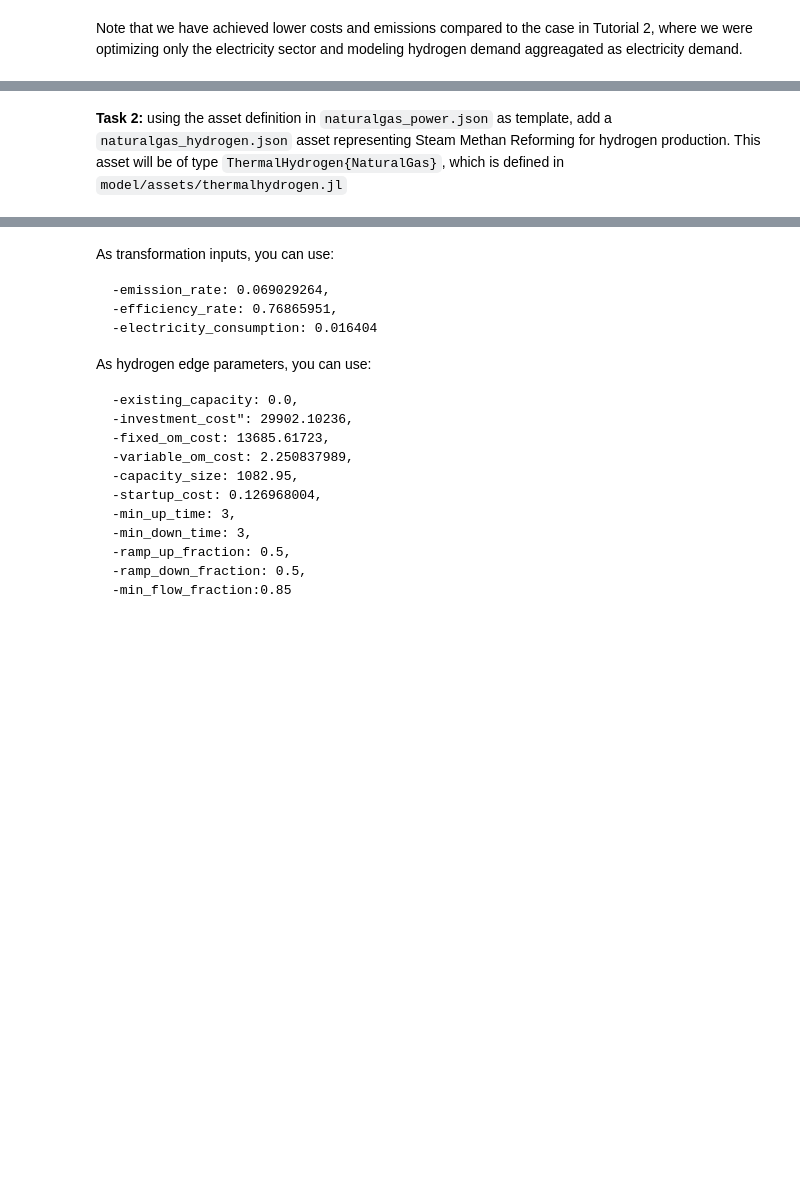
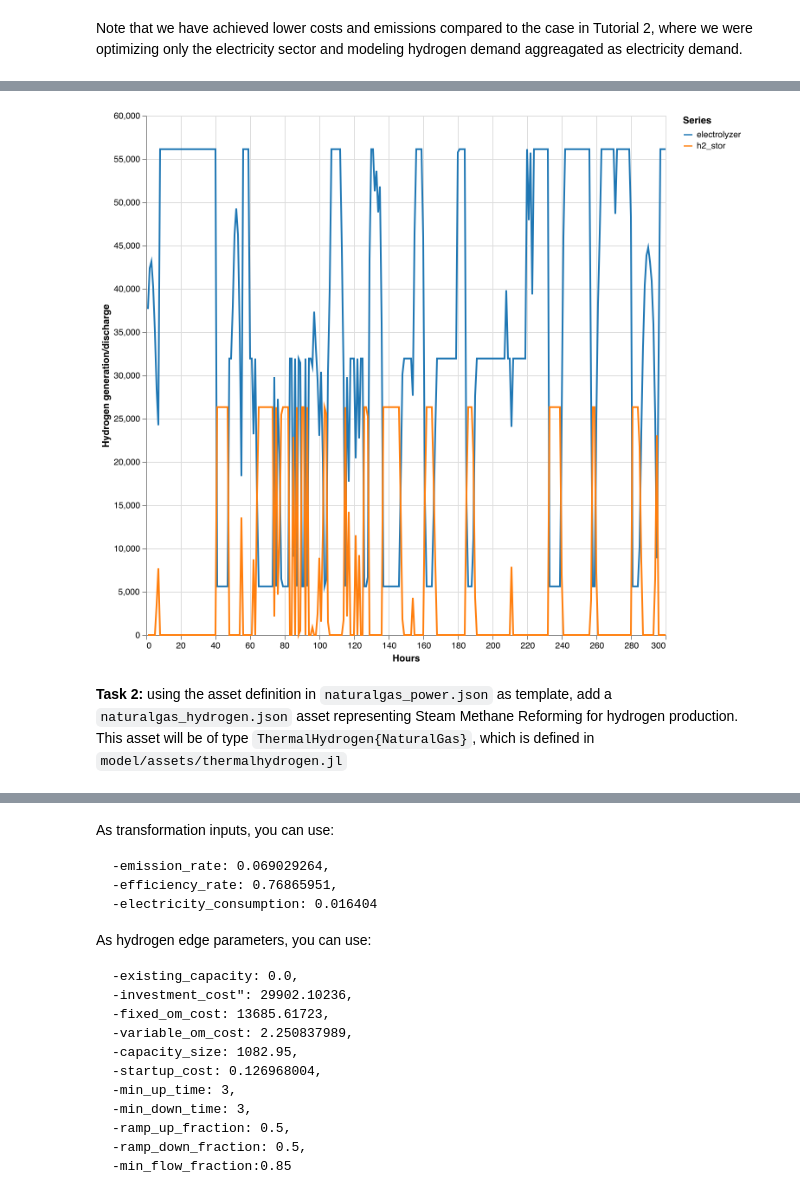
Before and after one commit to sambuddhac/MacroEnergy.jl, a Jupyter notebook: tutorials/tutorial_3_multisector_modelling.ipynb, the cells around one changed output, grey strips where cells are left out. Drawn from its saved outputs; the diff is of its cells as text; code cells hidden in the pictures; blank space fills up the shorter version.

```diff
--- a/tutorials/tutorial_3_multisector_modelling.ipynb
+++ b/tutorials/tutorial_3_multisector_modelling.ipynb
@@ -333,0 +344,8 @@ Note that we have achieved lower costs and emissions compared to the case in Tut
+# %%
+plot_time_interval = 1:300
+h2_gen = DataFrame(hours = collect(plot_time_interval),
+                        electrolyzer = Macro.value.(Macro.flow(system.assets[2].h2_edge)).data[plot_time_interval 0],
+                        h2_stor = Macro.value.(Macro.flow(system.assets[3].discharge_edge)).data[plot_time_interval ],
+                        total = Macro.value.(Macro.flow(system.assets[2].h2_edge)).data[plot_time_interval ] + Macro.value.(Macro.flow(system.assets[3].discharge_edge)).data[plot_time_interval])
+
+stack_h2_gen = stack(h2_gen, [:electrolyzer, :h2_stor], variable_name=:Series, value_name=:Value)
@@ -334,5 +373,31 @@ Note that we have achieved lower costs and emissions compared to the case in Tut
+# %%
+# plot = stack_h2_gen |>
+#     @vlplot(
+#         mark={:area},
+#         encoding={
+#             x={:hours, title="Hours"},
+#             y={:total, title="Hydrogen generation/discharge",stack=:zero},
+#             color={:Series, scale={scheme=:category10}}
+#         },
+#         width=600,
+#         height=600
+#     )
+
+plot = stack_h2_gen |>
+    @vlplot(
+        mark={:line},
+        encoding={
+            x={:hours, title="Hours"},
+            y={:Value, title="Hydrogen generation/discharge"},
+            color={:Series, scale={scheme=:category10}}
+        },
+        width=600,
+        height=600
+    )
+# %% [output]
+[figure, added]
 # %% [markdown]
-**Task 2:** using the asset definition in `naturalgas_power.json` as template, add a `naturalgas_hydrogen.json` asset representing Steam Methan Reforming for hydrogen production. This asset will be of type `ThermalHydrogen{NaturalGas}`, which is defined in `model/assets/thermalhydrogen.jl`
+**Task 2:** using the asset definition in `naturalgas_power.json` as template, add a `naturalgas_hydrogen.json` asset representing Steam Methane Reforming for hydrogen production. This asset will be of type `ThermalHydrogen{NaturalGas}`, which is defined in `model/assets/thermalhydrogen.jl`
 # %% [markdown]
 ![smr](images/smr.png)
 # %% [markdown]
```
Also changed, not shown: parts of 11 cells of this notebook, 17 other files.
